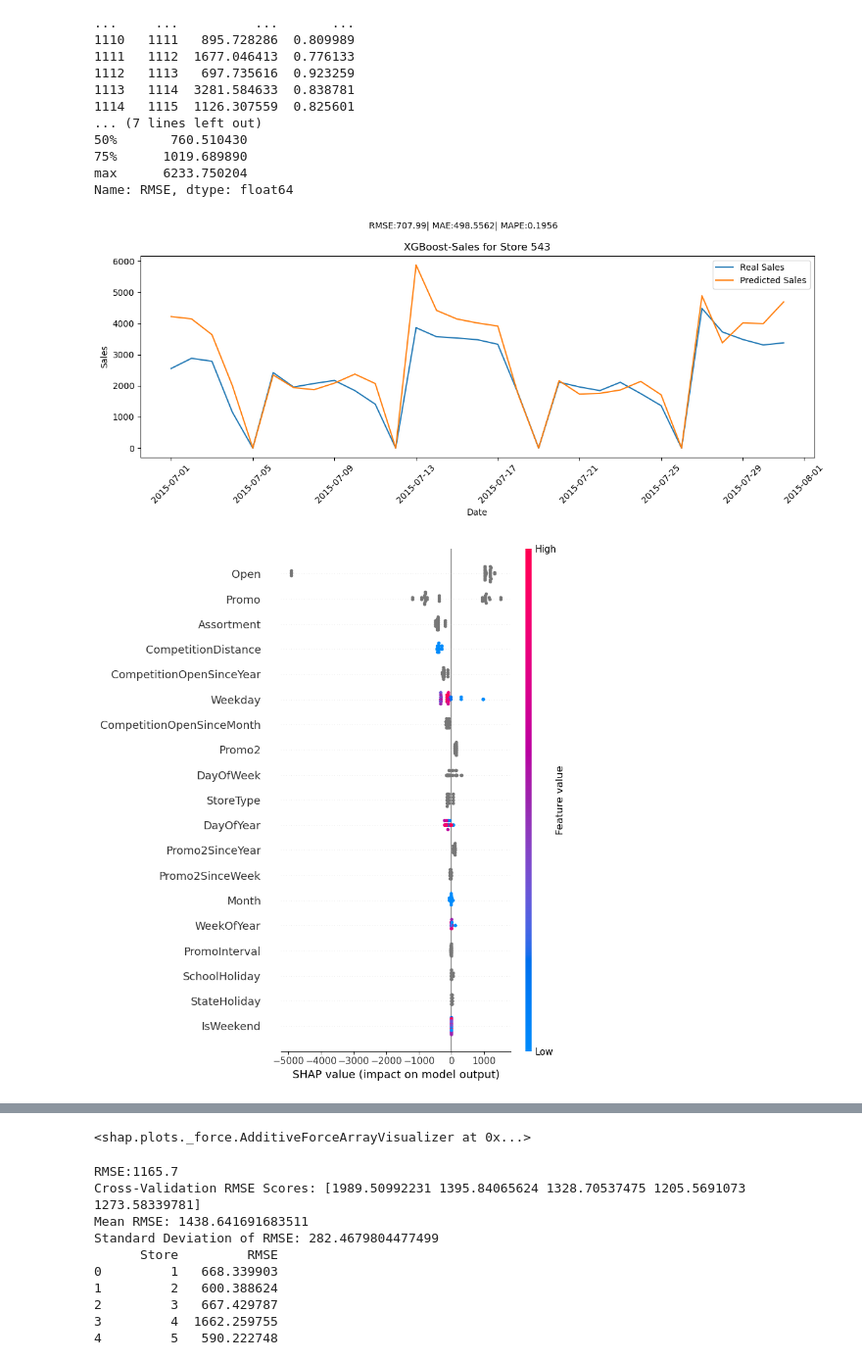
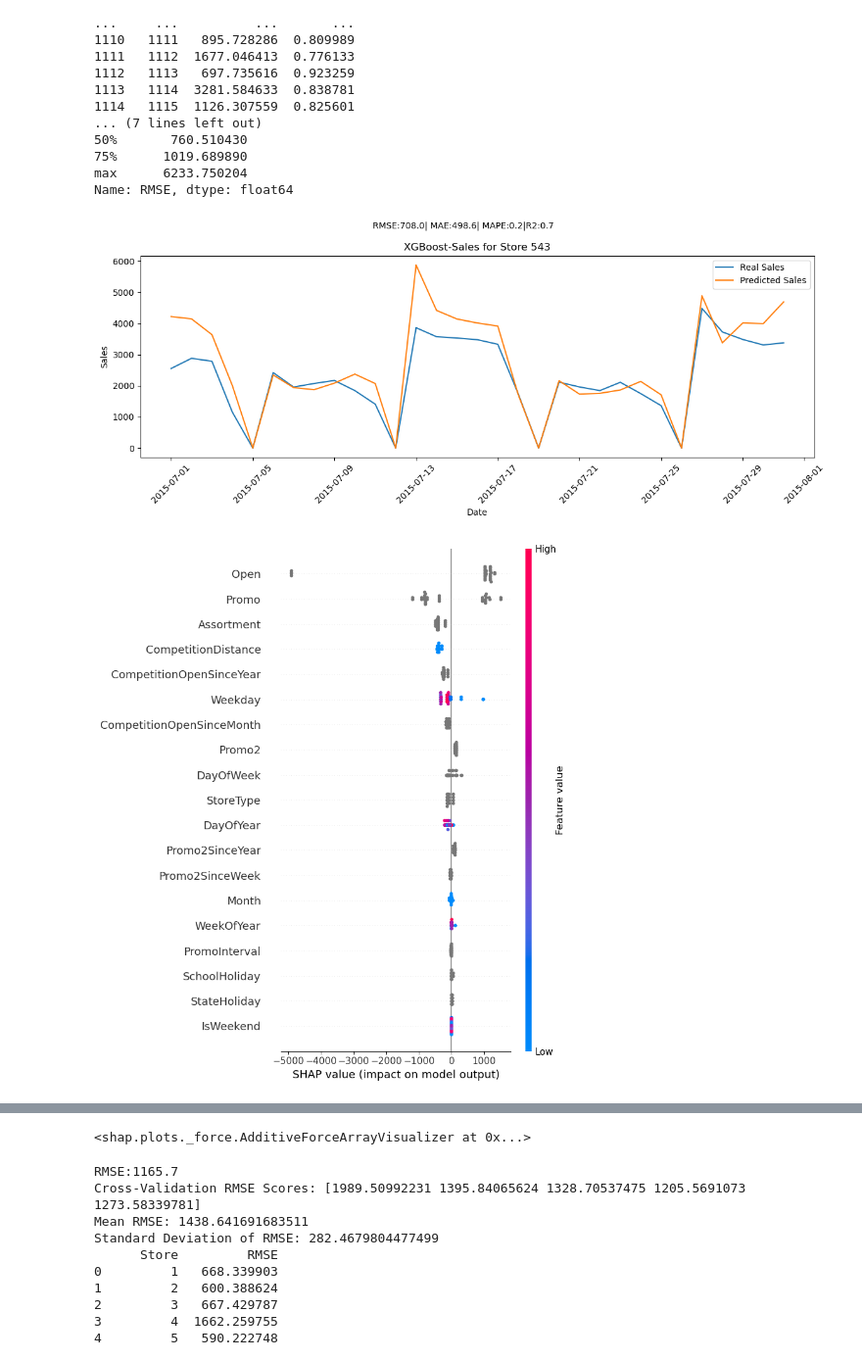
Before and after one commit to GeorgeStampolidiss/Projects, a Jupyter notebook: Project1_GStampolidis.ipynb, the cells around one changed output, grey strips where cells are left out. Shown at 98% size. Drawn from its saved outputs; the diff is of its cells as text; code cells hidden in the pictures.

```diff
--- a/Project1_GStampolidis.ipynb
+++ b/Project1_GStampolidis.ipynb
@@ -2713,35 +2745,35 @@ mape=mean_absolute_percentage_error(store_df['y'],store_df['PredictedSalesXG'])
 mae=mean_absolute_error(store_df["y"],store_df["PredictedSalesXG"])
 
 #Plot for predictions vs real values
 plt.figure(figsize=(12,5))
 plt.plot(store_df['Date'],store_df['y'],label='Real Sales')
 plt.plot(store_df['Date'],store_df['PredictedSalesXG'],label='Predicted Sales')
 plt.title(f'Sales Predicitions for Store {store_ID}')
 plt.xlabel('Date')
 plt.ylabel('Sales')
 plt.legend()
 plt.title(f'XGBoost-Sales for Store {store_ID}')
-plt.suptitle(f"RMSE:{rmse_store:.2f}| MAE:{mae:.4f}| MAPE:{mape:.4f}",fontsize=10)
+plt.suptitle(f"RMSE:{rmse_store:.1f}| MAE:{mae:.1f}| MAPE:{mape:.1f}|R2:{r2_store:.1f}",fontsize=10)
 plt.xticks(rotation=45)
 plt.tight_layout()
 plt.show()
 
 #SHAP plot for specific store
 #Predictions for specific store
 X_test_store=X_test[test_data['Store']==store_ID]
 #SHAP Explainer
 explainer=shap.TreeExplainer(model_lgbm_default,feature_perturbation="tree_path_dependent")
 #Shap values
 shap_values_store=explainer.shap_values(X_test_store)
 #SHAP summary plot
 shap.summary_plot(shap_values_store,X_test_store,show=True)
 
 #Virtual SHAP plot for predictions on test dataset
 shap.initjs()
 shap.force_plot(explainer.expected_value,shap_values_store[:31],X_test_store[:31]) #Values for July
 # %% [output]
 [figure]
-[figure, old version]
+[figure, new version]
 [interactive output not drawn]
 <shap.plots._force.AdditiveForceArrayVisualizer at 0x...>
 # %%
```
Also changed, not shown: parts of 5 cells of this notebook.
